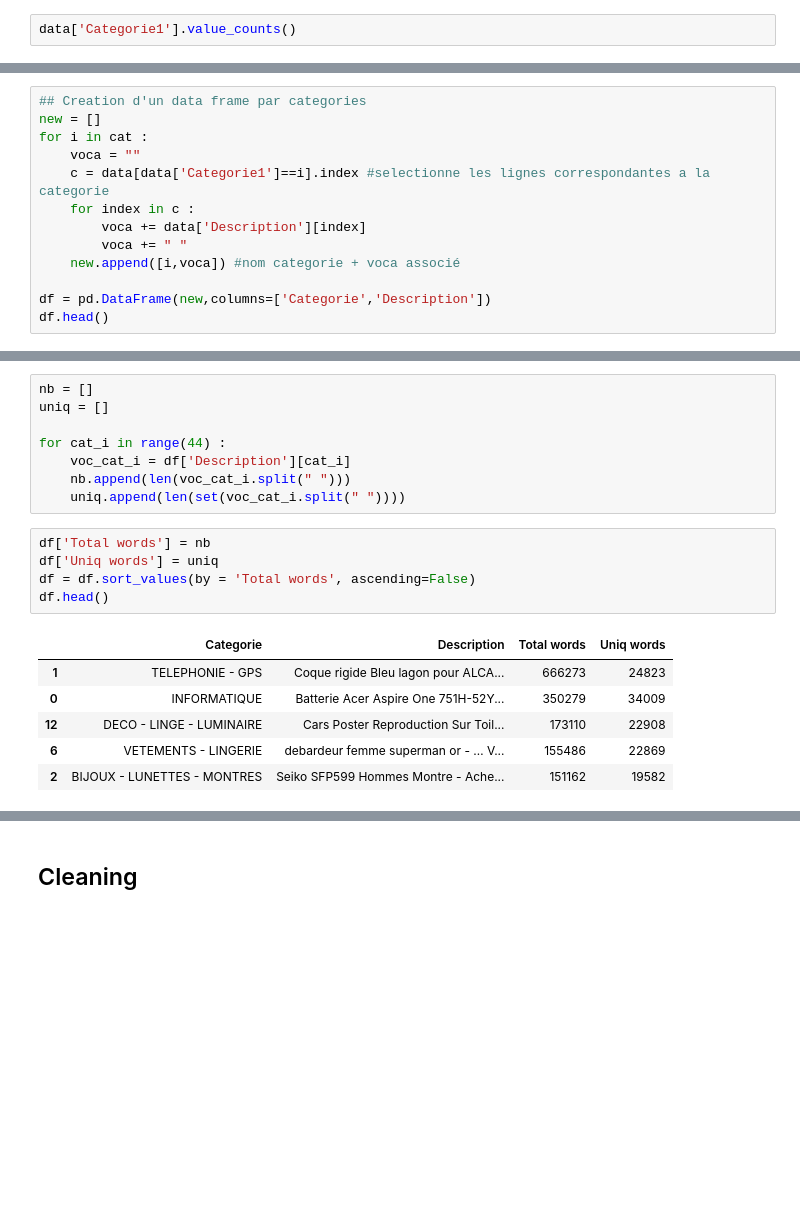
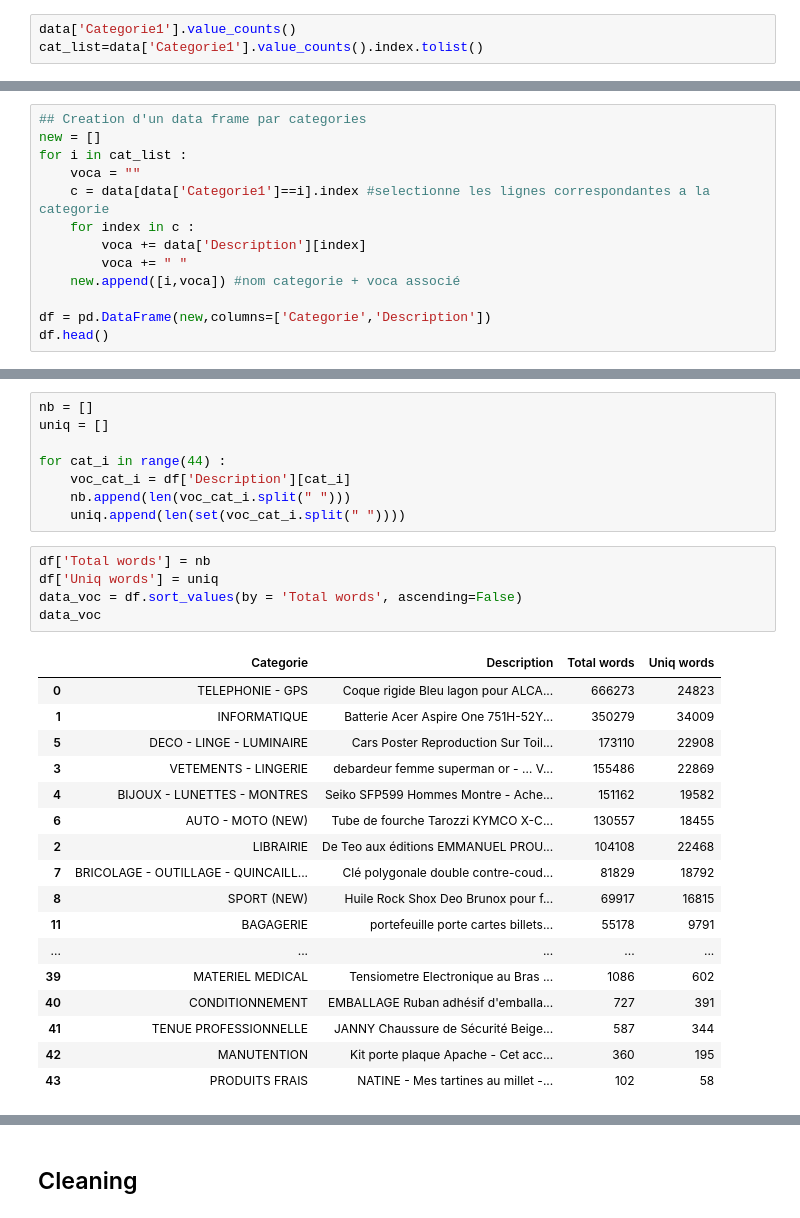
Before and after one commit to bguillouet/2020_4A_TEXTE, a Jupyter notebook: Help_rapport.ipynb, the cells around one changed output, grey strips where cells are left out. Saved outputs shown, nothing was run; the diff lists cells and outputs as text; blank space fills up the shorter version.

```diff
--- a/Help_rapport.ipynb
+++ b/Help_rapport.ipynb
@@ -65,3 +65,4 @@ data.describe(include='all')
 - 3500 decriptions sont identiques
 # %%
 data['Categorie1'].value_counts()
+cat_list=data['Categorie1'].value_counts().index.tolist()
@@ -136,7 +119,7 @@ print(cat)
 # %%
 ## Creation d'un data frame par categories
 new = []
-for i in cat :
+for i in cat_list :
     voca = ""
     c = data[data['Categorie1']==i].index #selectionne les lignes correspondantes a la categorie
     for index in c :
@@ -188,12 +171,23 @@ for cat_i in range(44) :
 # %%
 df['Total words'] = nb
 df['Uniq words'] = uniq
-df = df.sort_values(by = 'Total words', ascending=False)
-df.head()
+data_voc = df.sort_values(by = 'Total words', ascending=False)
+data_voc
 # %% [output]
 |  | Categorie | Description | Total words | Uniq words |
-| 1 | TELEPHONIE - GPS | Coque rigide Bleu lagon pour ALCA... | 666273 | 24823 |
-| 0 | INFORMATIQUE | Batterie Acer Aspire One 751H-52Y... | 350279 | 34009 |
-| 12 | DECO - LINGE - LUMINAIRE | Cars Poster Reproduction Sur Toil... | 173110 | 22908 |
-| 6 | VETEMENTS - LINGERIE | debardeur femme superman or - … V... | 155486 | 22869 |
-| 2 | BIJOUX - LUNETTES - MONTRES | Seiko SFP599 Hommes Montre - Ache... | 151162 | 19582 |
+| 0 | TELEPHONIE - GPS | Coque rigide Bleu lagon pour ALCA... | 666273 | 24823 |
+| 1 | INFORMATIQUE | Batterie Acer Aspire One 751H-52Y... | 350279 | 34009 |
+| 5 | DECO - LINGE - LUMINAIRE | Cars Poster Reproduction Sur Toil... | 173110 | 22908 |
+| 3 | VETEMENTS - LINGERIE | debardeur femme superman or - … V... | 155486 | 22869 |
+| 4 | BIJOUX - LUNETTES - MONTRES | Seiko SFP599 Hommes Montre - Ache... | 151162 | 19582 |
+| 6 | AUTO - MOTO (NEW) | Tube de fourche Tarozzi KYMCO X-C... | 130557 | 18455 |
+| 2 | LIBRAIRIE | De Teo aux éditions EMMANUEL PROU... | 104108 | 22468 |
+| 7 | BRICOLAGE - OUTILLAGE - QUINCAILL... | Clé polygonale double contre-coud... | 81829 | 18792 |
+| 8 | SPORT (NEW) | Huile Rock Shox Deo Brunox pour f... | 69917 | 16815 |
+| 11 | BAGAGERIE | portefeuille porte cartes billets... | 55178 | 9791 |
+| ... | ... | ... | ... | ... |
+| 39 | MATERIEL MEDICAL | Tensiometre Electronique au Bras ... | 1086 | 602 |
+| 40 | CONDITIONNEMENT | EMBALLAGE Ruban adhésif d'emballa... | 727 | 391 |
+| 41 | TENUE PROFESSIONNELLE | JANNY Chaussure de Sécurité Beige... | 587 | 344 |
+| 42 | MANUTENTION | Kit porte plaque Apache - Cet acc... | 360 | 195 |
+| 43 | PRODUITS FRAIS | NATINE - Mes tartines au millet -... | 102 | 58 |
```
Also changed, not shown: parts of 11 cells of this notebook.
